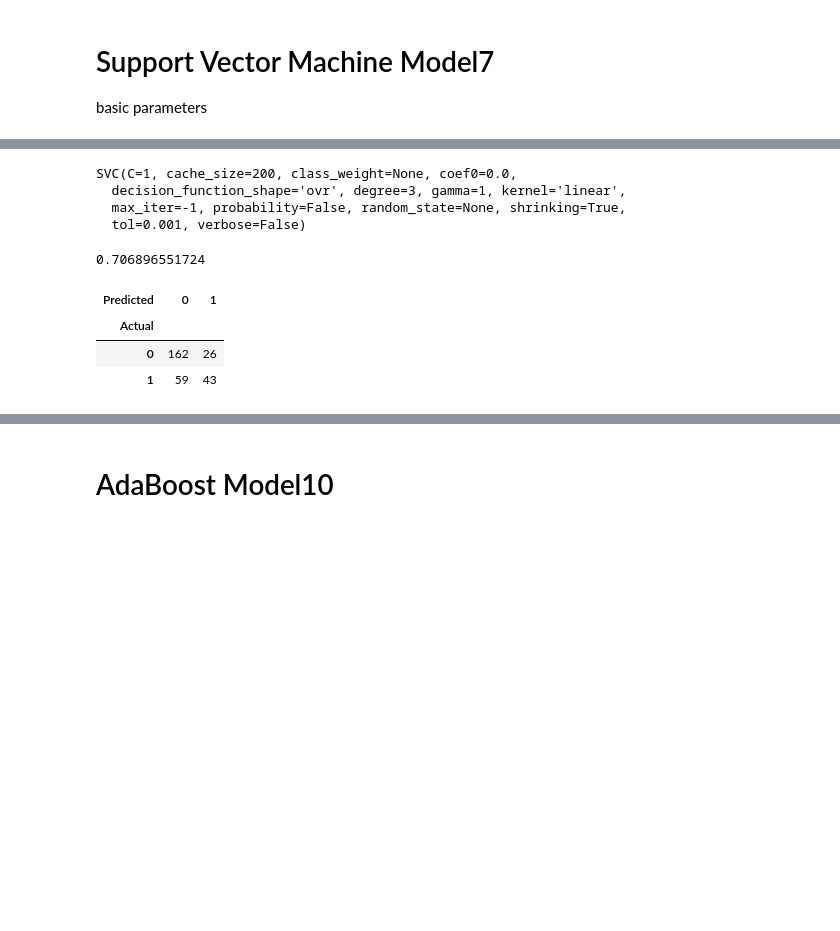
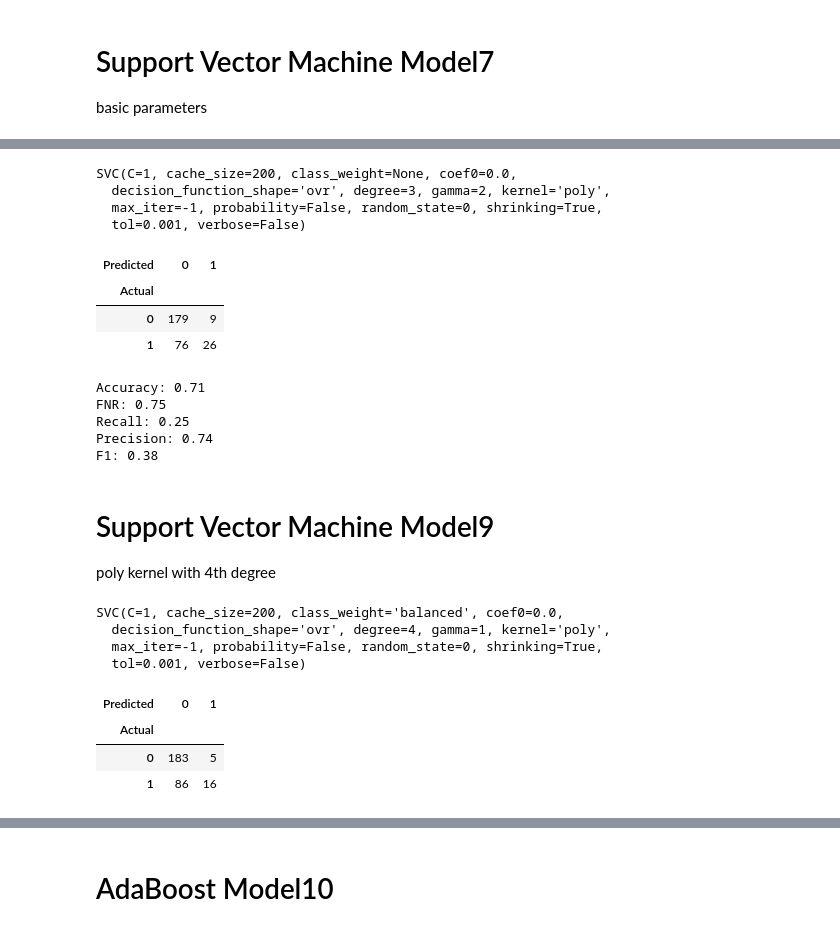
Before and after one commit to paulnguyen81/bloodpressure_ffr, a Jupyter notebook: machinelearning-reduce.ipynb, the cells around one changed output, grey strips where cells are left out. Saved outputs shown, nothing was run; the diff lists cells and outputs as text; code cells hidden in the pictures; blank space fills up the shorter version.

```diff
--- a/machinelearning-reduce.ipynb
+++ b/machinelearning-reduce.ipynb
@@ -478,3 +478,10 @@ plt.show()
 basic parameters
 # %%
 from sklearn import svm
+# %%
+from sklearn import preprocessing
+from sklearn.preprocessing import StandardScaler
+
+X_norm = (X_train - X_train.mean()) / (X_train.max() - X_train.min())
+clf7 = svm.SVC(kernel='linear', C=1, gamma=1,random_state=0)
+clf7.fit(X_norm, y_train)
@@ -481,21 +521,56 @@ from sklearn import svm
+# %%
+sm = SMOTE(random_state=12, ratio = 'minority')
+X_train_res, y_train_res = sm.fit_sample(X_train, y_train)
+X_norm = (X_train_res - X_train_res.mean()) / (X_train_res.max() - X_train_res.min())
+clf8 = svm.SVC(kernel='poly', degree=3, C=1, gamma=2,random_state=0)
+clf8.fit(X_norm, y_train_res)
+# %% [output]
+SVC(C=1, cache_size=200, class_weight=None, coef0=0.0,
+  decision_function_shape='ovr', degree=3, gamma=2, kernel='poly',
+  max_iter=-1, probability=False, random_state=0, shrinking=True,
+  tol=0.001, verbose=False)
+# %%
+predictions8 = clf8.predict(X_test)
+cm = pd.crosstab(y_test, predictions8, rownames=['Actual'], colnames=['Predicted'])
+cm
+# %% [output]
+| Predicted | 0 | 1 |
+| Actual |  |  |
+| 0 | 179 | 9 |
+| 1 | 76 | 26 |
+# %%
+TP = cm[1][1]
+FP = cm[1][0]
+FN = cm[0][1]
+TN = cm[0][0]
+print('Accuracy:',round((TP+TN)/(TP+FP+FN+TN),2))
+print('FNR:',round(FN / (TP+FN),2))
+print('Recall:',round(TP/(TP+FN),2))
+print('Precision:',round(TP/(TP+FP),2))
+print('F1:',round(2*TP/(2*TP+FP+FN),2))
+# %% [output]
+Accuracy: 0.71
+FNR: 0.75
+Recall: 0.25
+Precision: 0.74
+F1: 0.38
+# %% [markdown]
+# Support Vector Machine Model9
+poly kernel with 4th degree
 # %%
-clf7 = svm.SVC(kernel='linear', C=1, gamma=1)
-clf7.fit(X_train, y_train)
+clf9 = svm.SVC(kernel='poly', C=1, gamma=1, class_weight='balanced',random_state=0,degree=4)
+clf9.fit(X_norm, y_train)
 # %% [output]
-SVC(C=1, cache_size=200, class_weight=None, coef0=0.0,
-  decision_function_shape='ovr', degree=3, gamma=1, kernel='linear',
-  max_iter=-1, probability=False, random_state=None, shrinking=True,
+SVC(C=1, cache_size=200, class_weight='balanced', coef0=0.0,
+  decision_function_shape='ovr', degree=4, gamma=1, kernel='poly',
+  max_iter=-1, probability=False, random_state=0, shrinking=True,
   tol=0.001, verbose=False)
-# %%
-confidence = clf7.score(X_test, y_test)
-print(confidence)
-# %% [output]
-0.706896551724
 # %%
-predictions7 = clf7.predict(X_test)
-pd.crosstab(y_test, predictions7, rownames=['Actual'], colnames=['Predicted'])
+predictions9 = clf9.predict(X_test)
+cm = pd.crosstab(y_test, predictions9, rownames=['Actual'], colnames=['Predicted'])
+cm
 # %% [output]
 | Predicted | 0 | 1 |
 | Actual |  |  |
-| 0 | 162 | 26 |
-| 1 | 59 | 43 |
+| 0 | 183 | 5 |
+| 1 | 86 | 16 |
```
Also changed, not shown: parts of 81 cells of this notebook, 1 other file.
